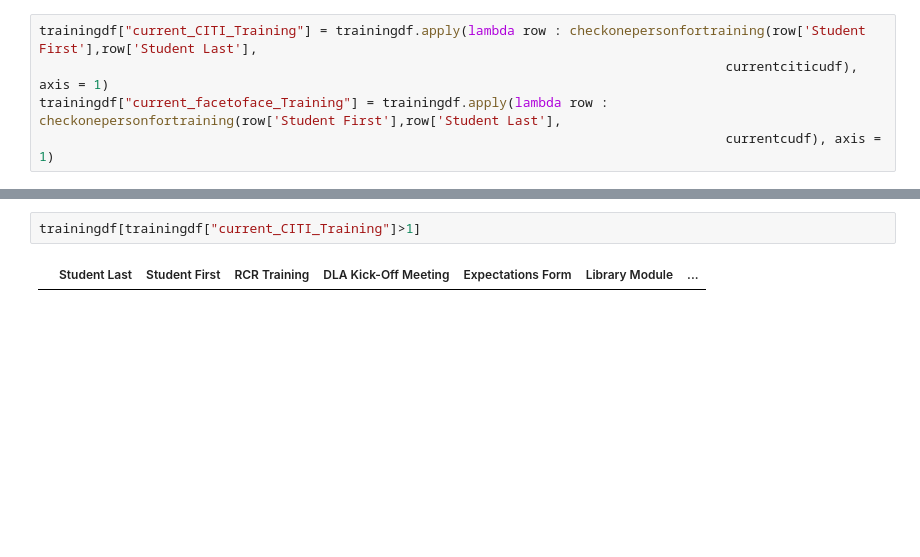
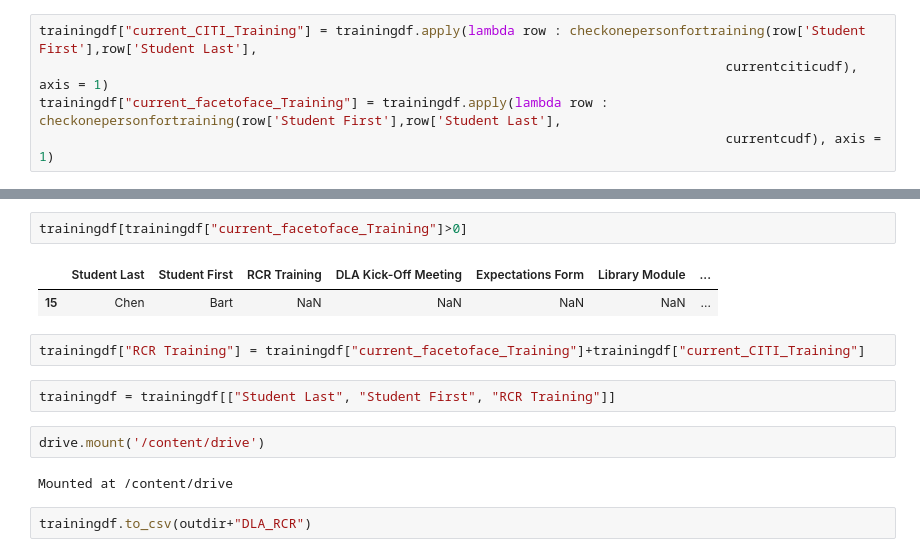
Before and after one commit to maallen3/testing1234, a Jupyter notebook: has_X_taken_RCR.ipynb, the cells around one changed output, grey strips where cells are left out. Cells and saved outputs as stored; diff of their text form; blank space fills up the shorter version.

```diff
--- a/has_X_taken_RCR.ipynb
+++ b/has_X_taken_RCR.ipynb
@@ -220,4 +232,15 @@ trainingdf[trainingdf["current_CITI_Training"]>0]
+# %%
+trainingdf[trainingdf["current_facetoface_Training"]>0]
+# %% [output]
+|  | Student Last | Student First | RCR Training | DLA Kick-Off Meeting | Expectations Form | Library Module | ... |
+| 15 | Chen | Bart | NaN | NaN | NaN | NaN | ... |
 # %%
-trainingdf[trainingdf["current_CITI_Training"]>1]
+trainingdf["RCR Training"] = trainingdf["current_facetoface_Training"]+trainingdf["current_CITI_Training"]
-# %% [output]
-|  | Student Last | Student First | RCR Training | DLA Kick-Off Meeting | Expectations Form | Library Module | ... |
+# %%
+trainingdf = trainingdf[["Student Last", "Student First", "RCR Training"]]
+# %%
+drive.mount('/content/drive')
+# %% [output]
+Mounted at /content/drive
+# %%
+trainingdf.to_csv(outdir+"DLA_RCR")
```
Also changed, not shown: parts of 4 cells of this notebook.
